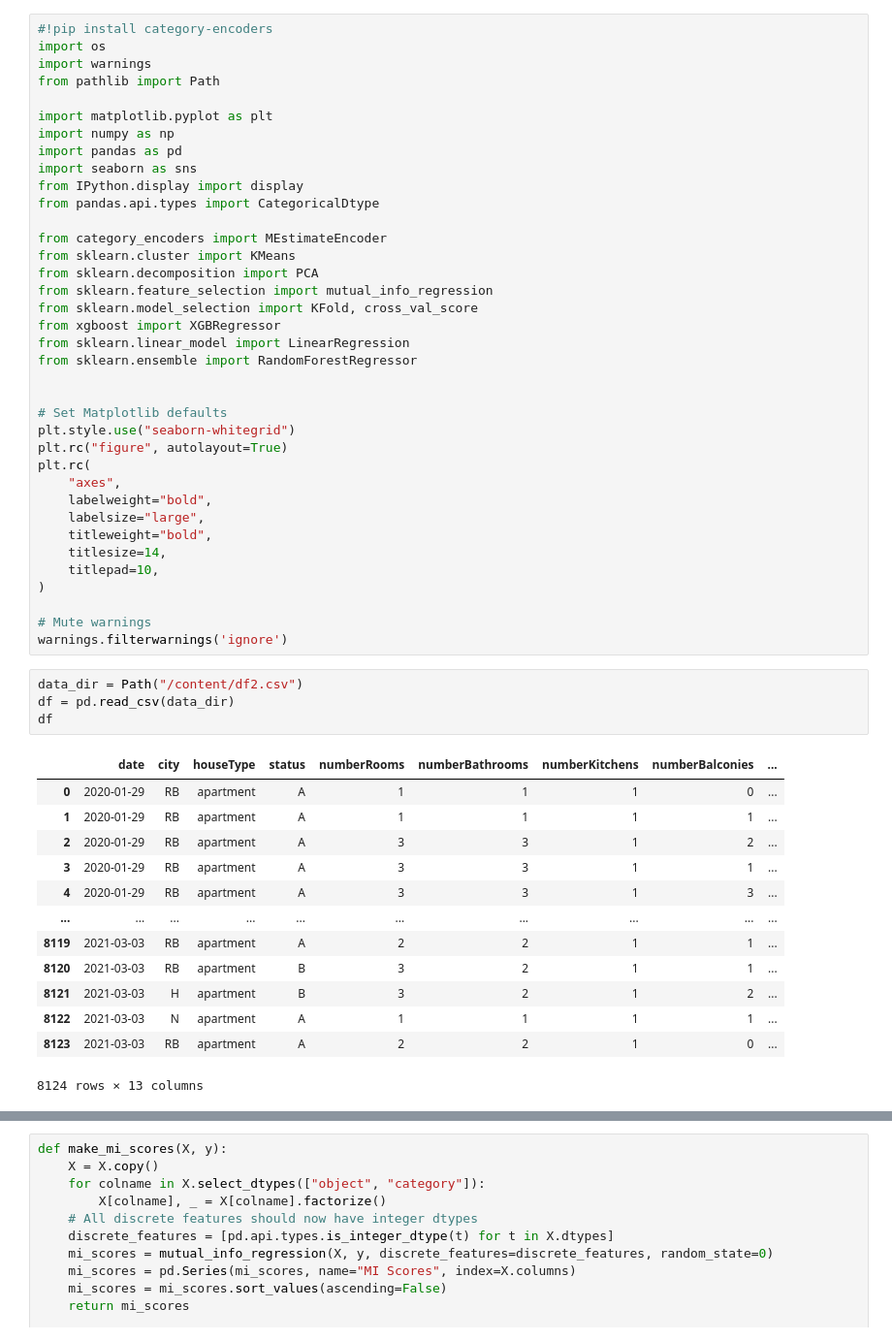
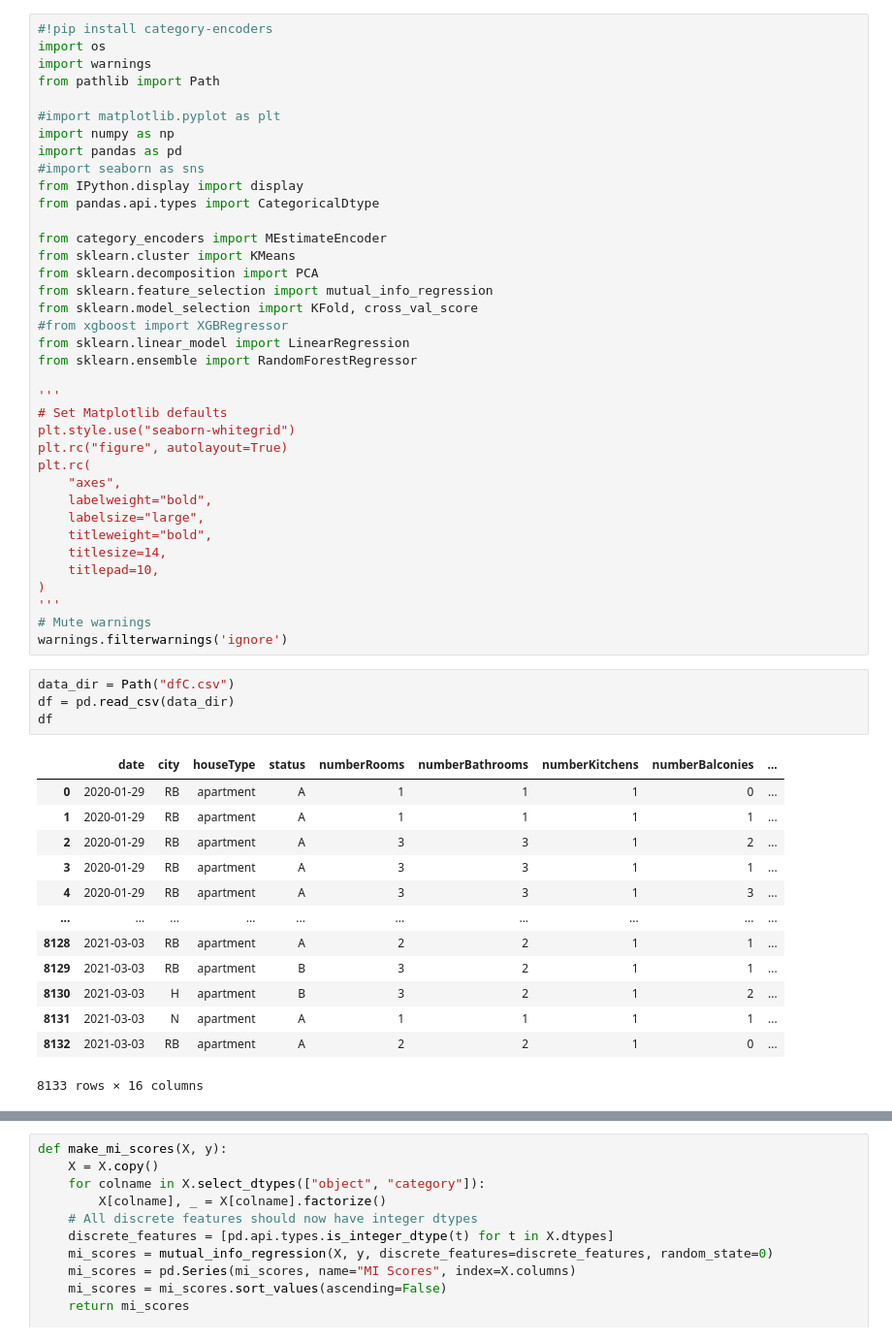
Before and after one commit to AbedMHroub/house-rental-price, a Jupyter notebook: FeatureEngineering.ipynb, the cells around one changed output, grey strips where cells are left out. Shown at 97% size. Drawn from its saved outputs; the diff is of its cells as text.

Commit message:
Update FeatureEngineering.ipynb
Restart to get new data

```diff
--- a/FeatureEngineering.ipynb
+++ b/FeatureEngineering.ipynb
@@ -4,10 +4,10 @@ import os
 import warnings
 from pathlib import Path
 
-import matplotlib.pyplot as plt
+#import matplotlib.pyplot as plt
 import numpy as np
 import pandas as pd
-import seaborn as sns
+#import seaborn as sns
 from IPython.display import display
 from pandas.api.types import CategoricalDtype
 
@@ -16,11 +16,11 @@ from sklearn.cluster import KMeans
 from sklearn.decomposition import PCA
 from sklearn.feature_selection import mutual_info_regression
 from sklearn.model_selection import KFold, cross_val_score
-from xgboost import XGBRegressor
+#from xgboost import XGBRegressor
 from sklearn.linear_model import LinearRegression
 from sklearn.ensemble import RandomForestRegressor
 
-
+'''
 # Set Matplotlib defaults
 plt.style.use("seaborn-whitegrid")
 plt.rc("figure", autolayout=True)
@@ -32,27 +32,27 @@ plt.rc(
     titlesize=14,
     titlepad=10,
 )
-
+'''
 # Mute warnings
 warnings.filterwarnings('ignore')
 # %%
-data_dir = Path("/content/df2.csv")
+data_dir = Path("dfC.csv")
 df = pd.read_csv(data_dir)
 df
 # %% [output]
 |  | date | city | houseType | status | numberRooms | numberBathrooms | numberKitchens | numberBalconies | ... |
 | 0 | 2020-01-29 | RB | apartment | A | 1 | 1 | 1 | 0 | ... |
 | 1 | 2020-01-29 | RB | apartment | A | 1 | 1 | 1 | 1 | ... |
 | 2 | 2020-01-29 | RB | apartment | A | 3 | 3 | 1 | 2 | ... |
 | 3 | 2020-01-29 | RB | apartment | A | 3 | 3 | 1 | 1 | ... |
 | 4 | 2020-01-29 | RB | apartment | A | 3 | 3 | 1 | 3 | ... |
 | ... | ... | ... | ... | ... | ... | ... | ... | ... | ... |
-| 8119 | 2021-03-03 | RB | apartment | A | 2 | 2 | 1 | 1 | ... |
-| 8120 | 2021-03-03 | RB | apartment | B | 3 | 2 | 1 | 1 | ... |
-| 8121 | 2021-03-03 | H | apartment | B | 3 | 2 | 1 | 2 | ... |
-| 8122 | 2021-03-03 | N | apartment | A | 1 | 1 | 1 | 1 | ... |
-| 8123 | 2021-03-03 | RB | apartment | A | 2 | 2 | 1 | 0 | ... |
+| 8128 | 2021-03-03 | RB | apartment | A | 2 | 2 | 1 | 1 | ... |
+| 8129 | 2021-03-03 | RB | apartment | B | 3 | 2 | 1 | 1 | ... |
+| 8130 | 2021-03-03 | H | apartment | B | 3 | 2 | 1 | 2 | ... |
+| 8131 | 2021-03-03 | N | apartment | A | 1 | 1 | 1 | 1 | ... |
+| 8132 | 2021-03-03 | RB | apartment | A | 2 | 2 | 1 | 0 | ... |
-8124 rows × 13 columns
+8133 rows × 16 columns
 # %%
 def impute(df):
     for name in df.select_dtypes("number"):
```
Also changed, not shown: parts of 34 cells of this notebook.
